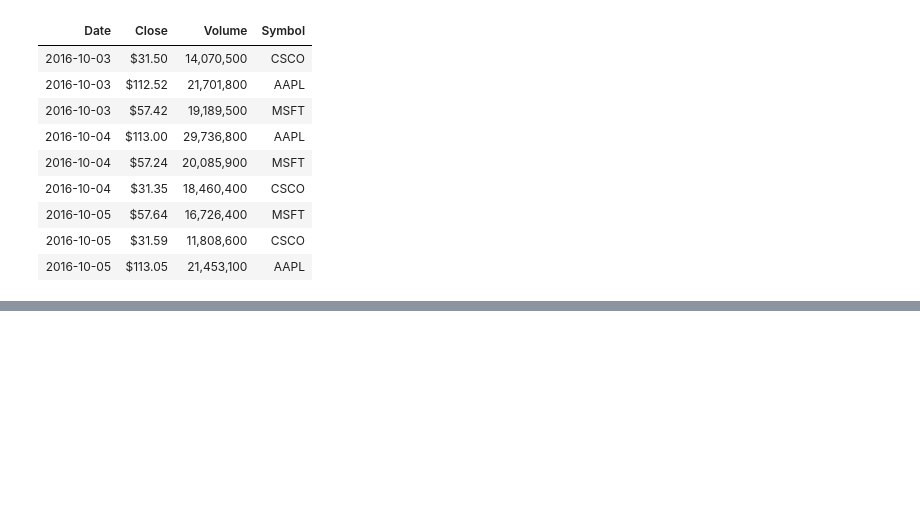
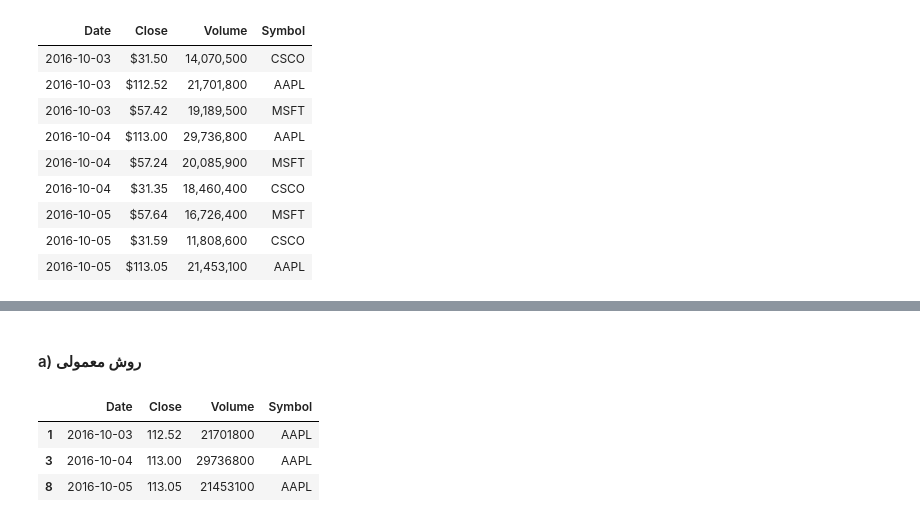
Before and after one commit to poorialari2017/ML_git001, a Jupyter notebook: MLproj002/Pooria/01 Preprocessing/Pandas/02 30Trick of Pandas.ipynb, the cells around one changed output, grey strips where cells are left out. Cells and saved outputs as stored; diff of their text form; code cells hidden in the pictures; blank space fills up the shorter version.

```diff
--- a/MLproj002/Pooria/01 Preprocessing/Pandas/02 30Trick of Pandas.ipynb
+++ b/MLproj002/Pooria/01 Preprocessing/Pandas/02 30Trick of Pandas.ipynb
@@ -558,0 +693,3 @@ Volume from 2008
+# %%
+dft09 = pd.read_csv("../../00 DATA/stocks.csv")
+dft09.head()
@@ -558,0 +703,9 @@ Volume from 2008
+# %% [markdown]
+#### a) روش معمولی
+# %%
+dft09[dft09.Symbol == 'AAPL']
+# %% [output]
+|  | Date | Close | Volume | Symbol |
+| 1 | 2016-10-03 | 112.52 | 21701800 | AAPL |
+| 3 | 2016-10-04 | 113.00 | 29736800 | AAPL |
+| 8 | 2016-10-05 | 113.05 | 21453100 | AAPL |
```
Also changed, not shown: parts of 31 cells of this notebook.
